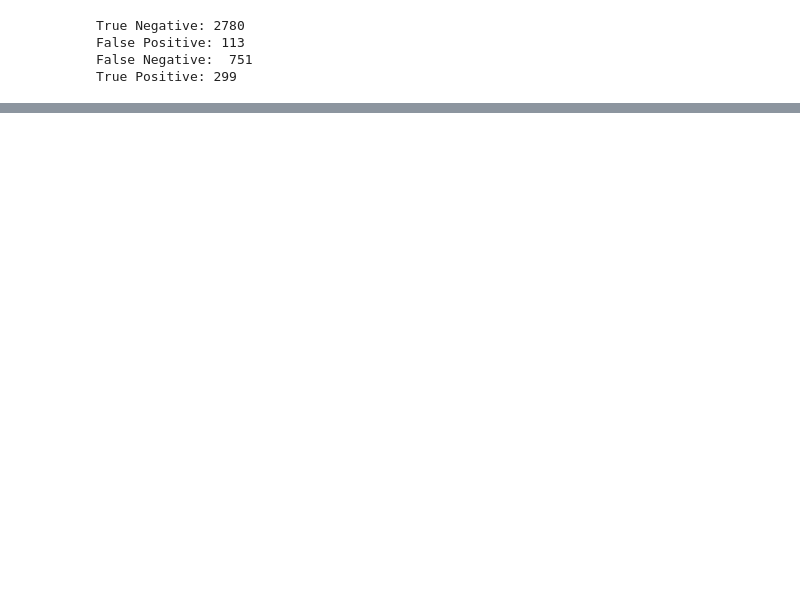
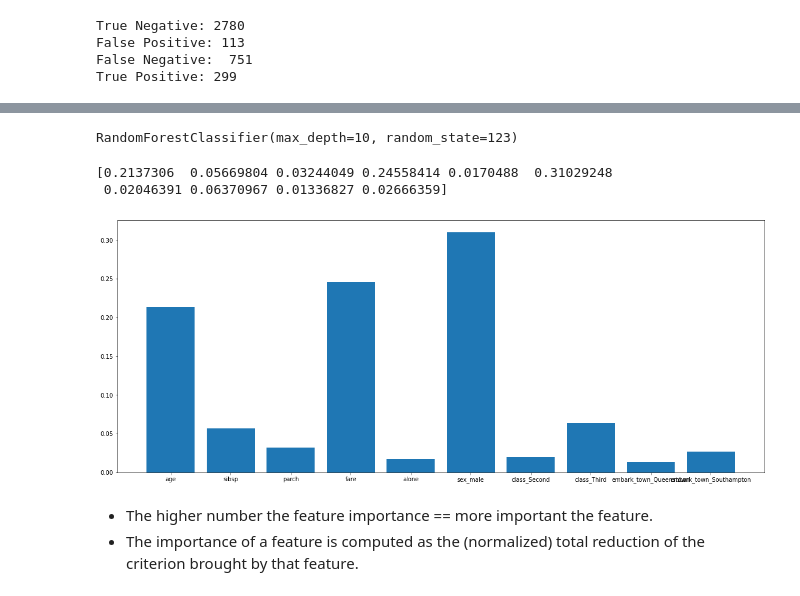
Before and after one commit to Yvette-Ibarra/classification-exercises, a Jupyter notebook: Model.ipynb, the cells around one changed output, grey strips where cells are left out. Cells and saved outputs as stored; diff of their text form; code cells hidden in the pictures; blank space fills up the shorter version.

Commit message:
update evaluate forest

```diff
--- a/Model.ipynb
+++ b/Model.ipynb
@@ -902,0 +1071,2 @@ https://raw.githubusercontent.com/CodeupClassroom/mirzakhani-classification-exer
+# %%
+X_train['baseline_prediction'] = int(baseline)
@@ -902,0 +1083,2 @@ https://raw.githubusercontent.com/CodeupClassroom/mirzakhani-classification-exer
+# %%
+X_train = X_train.drop(columns = ['baseline_prediction'])
@@ -902,0 +1093,22 @@ https://raw.githubusercontent.com/CodeupClassroom/mirzakhani-classification-exer
+# %%
+random_forest = RandomForestClassifier(max_depth=10, min_samples_leaf = 1 , random_state=123)
+# %%
+random_forest.fit(X_train, y_train)
+# %% [output]
+RandomForestClassifier(max_depth=10, random_state=123)
+# %%
+print(random_forest.feature_importances_)
+# %% [output]
+[0.2137306  0.05669804 0.03244049 0.24558414 0.0170488  0.31029248
+ 0.02046391 0.06370967 0.01336827 0.02666359]
+# %%
+
+plt.figure(figsize=(20, 8))
+plt.bar(X_train.columns, random_forest.feature_importances_)
+
+plt.show()
+# %% [output]
+[figure, added]
+# %% [markdown]
+* The higher number the feature importance == more important the feature.
+* The importance of a feature is computed as the (normalized) total reduction of the criterion brought by that feature.
```
Also changed, not shown: parts of 69 cells of this notebook.
